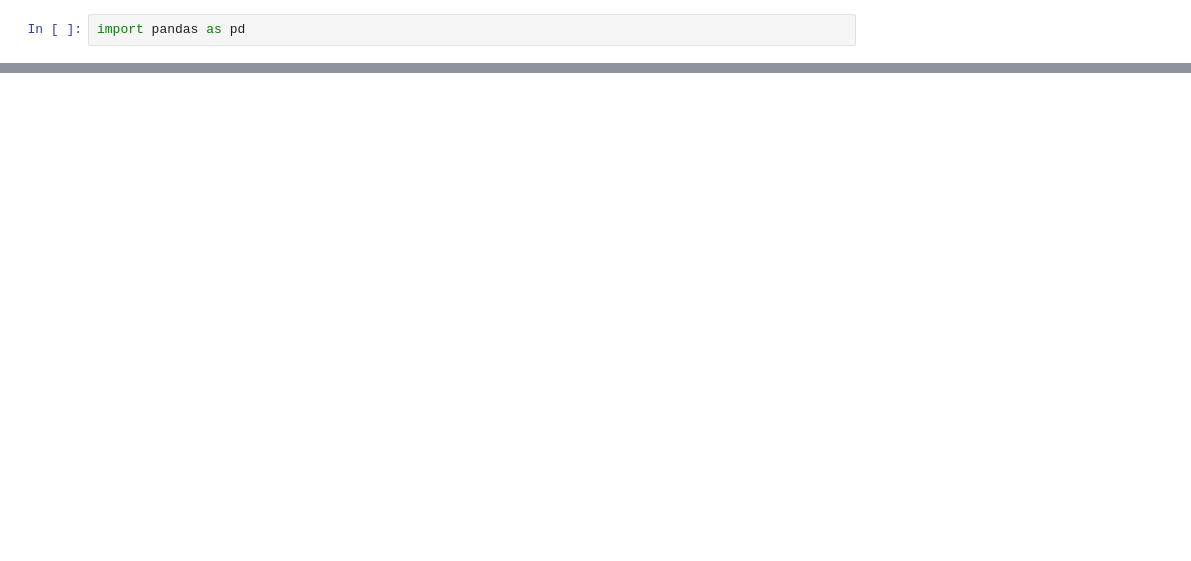
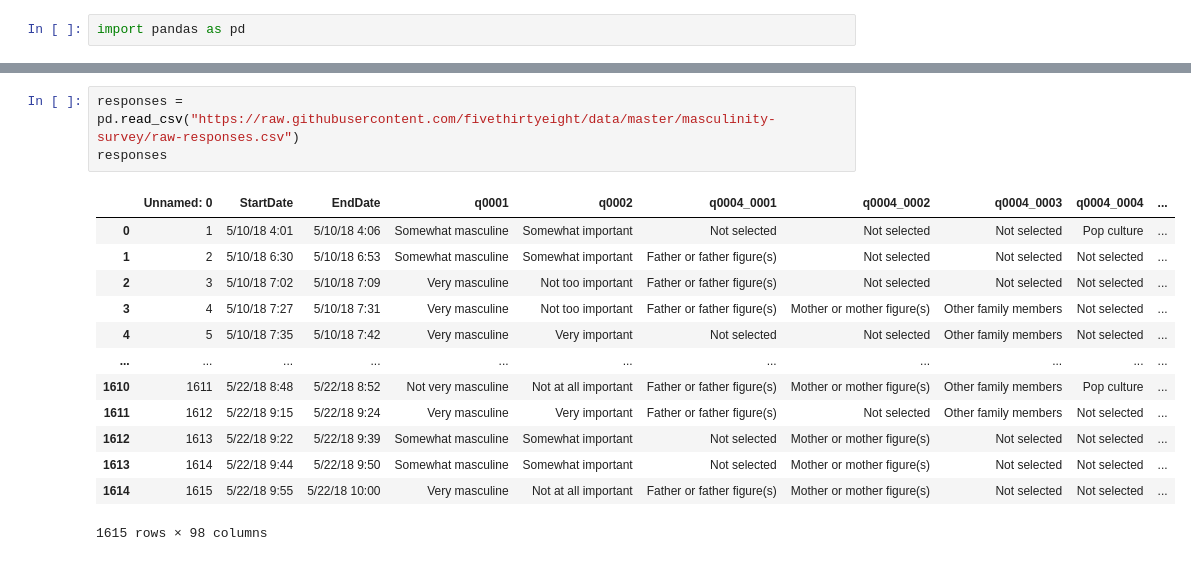
Before and after one commit to data301-2021-winter1/group20-project-, a Jupyter notebook: notebooks/analysis2.ipynb, the cells around one changed output, grey strips where cells are left out. Drawn from its saved outputs; the diff is of its cells as text; blank space fills up the shorter version.

```diff
--- a/notebooks/analysis2.ipynb
+++ b/notebooks/analysis2.ipynb
@@ -11,0 +24,17 @@ SyntaxError: EOL while scanning string literal (Temp/ipykernel_23452/2647353304.
+# %%
+responses = pd.read_csv("https://raw.githubusercontent.com/fivethirtyeight/data/master/masculinity-survey/raw-responses.csv")
+responses
+# %% [output]
+|  | Unnamed: 0 | StartDate | EndDate | q0001 | q0002 | q0004_0001 | q0004_0002 | q0004_0003 | q0004_0004 | ... |
+| 0 | 1 | 5/10/18 4:01 | 5/10/18 4:06 | Somewhat masculine | Somewhat important | Not selected | Not selected | Not selected | Pop culture | ... |
+| 1 | 2 | 5/10/18 6:30 | 5/10/18 6:53 | Somewhat masculine | Somewhat important | Father or father figure(s) | Not selected | Not selected | Not selected | ... |
+| 2 | 3 | 5/10/18 7:02 | 5/10/18 7:09 | Very masculine | Not too important | Father or father figure(s) | Not selected | Not selected | Not selected | ... |
+| 3 | 4 | 5/10/18 7:27 | 5/10/18 7:31 | Very masculine | Not too important | Father or father figure(s) | Mother or mother figure(s) | Other family members | Not selected | ... |
+| 4 | 5 | 5/10/18 7:35 | 5/10/18 7:42 | Very masculine | Very important | Not selected | Not selected | Other family members | Not selected | ... |
+| ... | ... | ... | ... | ... | ... | ... | ... | ... | ... | ... |
+| 1610 | 1611 | 5/22/18 8:48 | 5/22/18 8:52 | Not very masculine | Not at all important | Father or father figure(s) | Mother or mother figure(s) | Other family members | Pop culture | ... |
+| 1611 | 1612 | 5/22/18 9:15 | 5/22/18 9:24 | Very masculine | Very important | Father or father figure(s) | Not selected | Other family members | Not selected | ... |
+| 1612 | 1613 | 5/22/18 9:22 | 5/22/18 9:39 | Somewhat masculine | Somewhat important | Not selected | Mother or mother figure(s) | Not selected | Not selected | ... |
+| 1613 | 1614 | 5/22/18 9:44 | 5/22/18 9:50 | Somewhat masculine | Somewhat important | Not selected | Mother or mother figure(s) | Not selected | Not selected | ... |
+| 1614 | 1615 | 5/22/18 9:55 | 5/22/18 10:00 | Very masculine | Not at all important | Father or father figure(s) | Mother or mother figure(s) | Not selected | Not selected | ... |
+1615 rows × 98 columns
```
Also changed, not shown: parts of 5 cells of this notebook.
